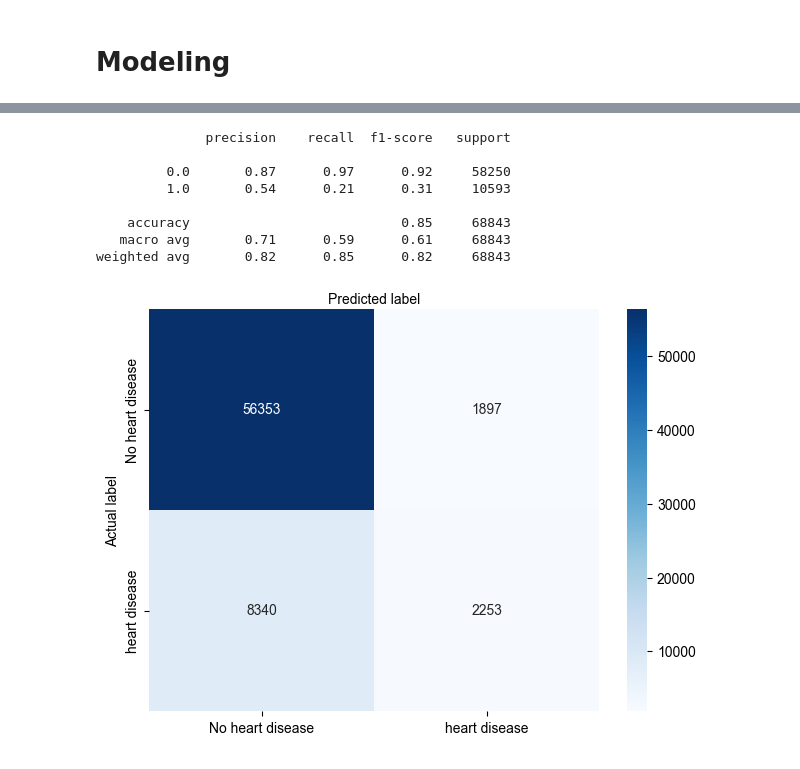
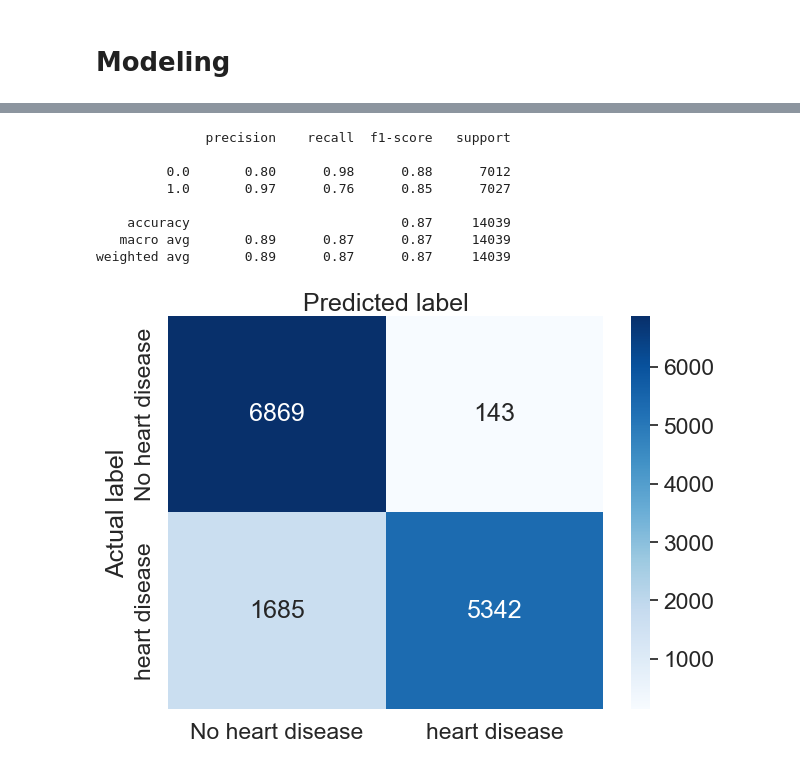
Before and after one commit to LaiVietAnh/Diabetes-Health-Indicators, a Jupyter notebook: diabetes.ipynb, the cells around one changed output, grey strips where cells are left out. Saved outputs shown, nothing was run; the diff lists cells and outputs as text; code cells hidden in the pictures.

Commit message:
implementation a nn model with accuracy of 86

```diff
--- a/diabetes.ipynb
+++ b/diabetes.ipynb
@@ -163,0 +174,4 @@ Y=data["Diabetes_binary"]
+# %%
+nm = NearMiss(version = 1 , n_neighbors = 10)
+
+x_sm,y_sm= nm.fit_resample(X,Y)
@@ -164,4 +182,4 @@ Y=data["Diabetes_binary"]
 # %%
-X_train , X_test , Y_train , Y_test = train_test_split(X,Y, test_size=0.3 , random_state=42)
+X_train , X_test , y_train , y_test = train_test_split(x_sm,y_sm, test_size=0.2 , random_state=42)
 # %% [markdown]
 # Modeling
@@ -177,9 +194,11 @@ model = keras.Sequential([
     layers.BatchNormalization(),
     layers.Dense(units=256, activation=nn.relu),
     layers.BatchNormalization(),
+    layers.Dense(units=512, activation=nn.relu),
+    layers.BatchNormalization(),
     layers.Dense(units=256, activation=nn.relu),
     layers.BatchNormalization(),
-    layers.Dense(units=1, activation=nn.sigmoid),
+    layers.Dense(units=1, activation=nn.sigmoid)
 ])
 
 opt = Adam()
@@ -213,4 +225,4 @@ Non-trainable params: 1,066
 _________________________________________________________________
 # %%
-hist = model.fit(X_train, Y_train, validation_data=(X_test, Y_test), epochs=3)
+hist = model.fit(X_train, y_train, validation_data=(X_test, y_test), epochs=20)
 # %% [output]
@@ -250,29 +273,29 @@ df.head(8)
 # %%
-print(classification_report(Y_test, y_predicted))
+print(classification_report(y_test, y_predicted))
 # %% [output]
               precision    recall  f1-score   support
 
-         0.0       0.87      0.97      0.92     58250
-         1.0       0.54      0.21      0.31     10593
+         0.0       0.80      0.98      0.88      7012
+         1.0       0.97      0.76      0.85      7027
 
-    accuracy                           0.85     68843
-   macro avg       0.71      0.59      0.61     68843
-weighted avg       0.82      0.85      0.82     68843
+    accuracy                           0.87     14039
+   macro avg       0.89      0.87      0.87     14039
+weighted avg       0.89      0.87      0.87     14039
 # %%
-conf_mat = confusion_matrix(Y_test, y_predicted)
+conf_mat = confusion_matrix(y_test, y_predicted)
 class_names = ["No heart disease", "heart disease"]
 
 fig, ax = plt.subplots()
 tick_marks = np.arange(len(class_names))
 plt.xticks(tick_marks, class_names)
 plt.yticks(tick_marks, class_names)
 
 df_cm = pd.DataFrame(conf_mat, index=class_names, columns=class_names, )
 sns.heatmap(df_cm, annot=True, cmap="Blues", fmt="d")
 sns.set(style='whitegrid', palette='muted', font_scale=1.5)
 ax.xaxis.set_label_position('top')
 plt.tight_layout()
 plt.ylabel('Actual label')
 plt.xlabel('Predicted label');
 # %% [output]
-[figure, old version]
+[figure, new version]
```
Also changed, not shown: parts of 14 cells of this notebook.
